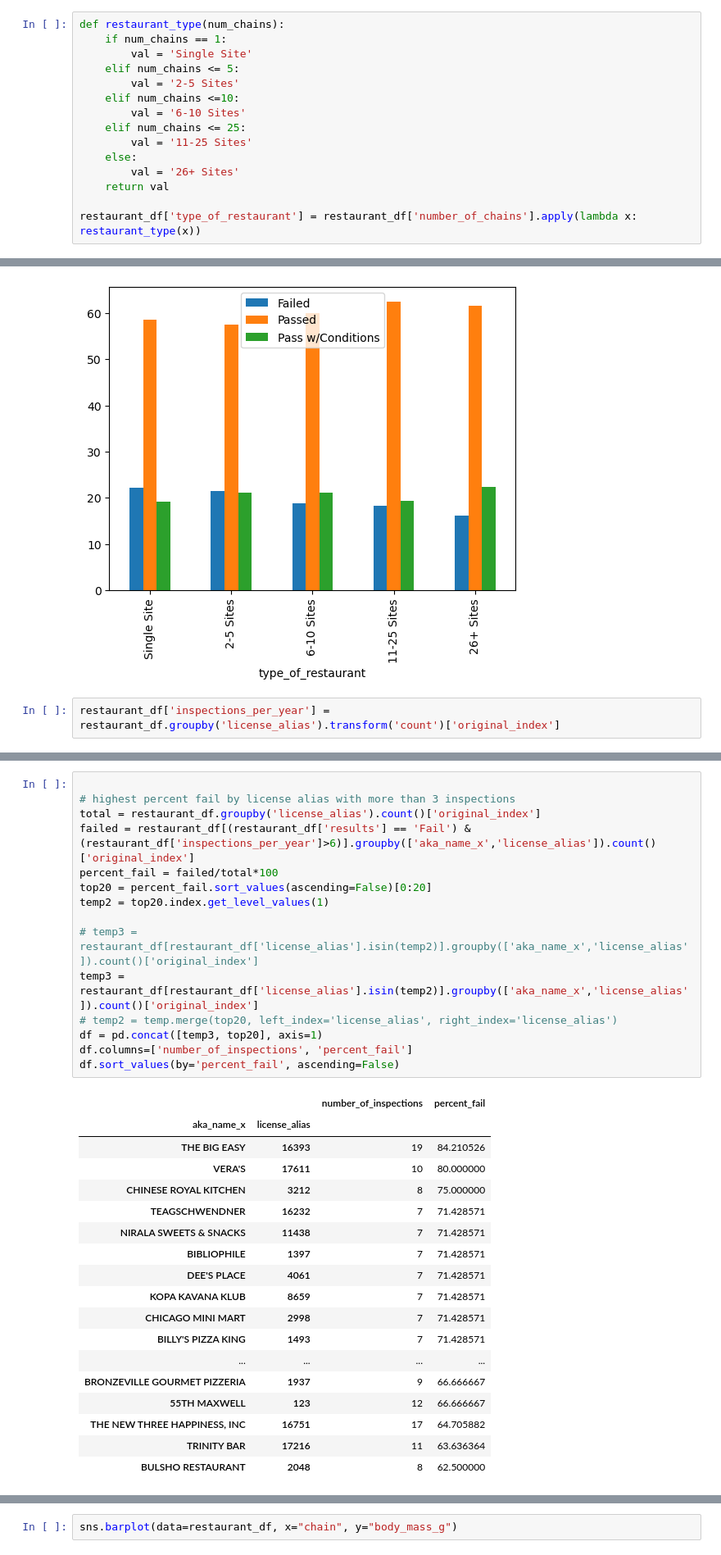
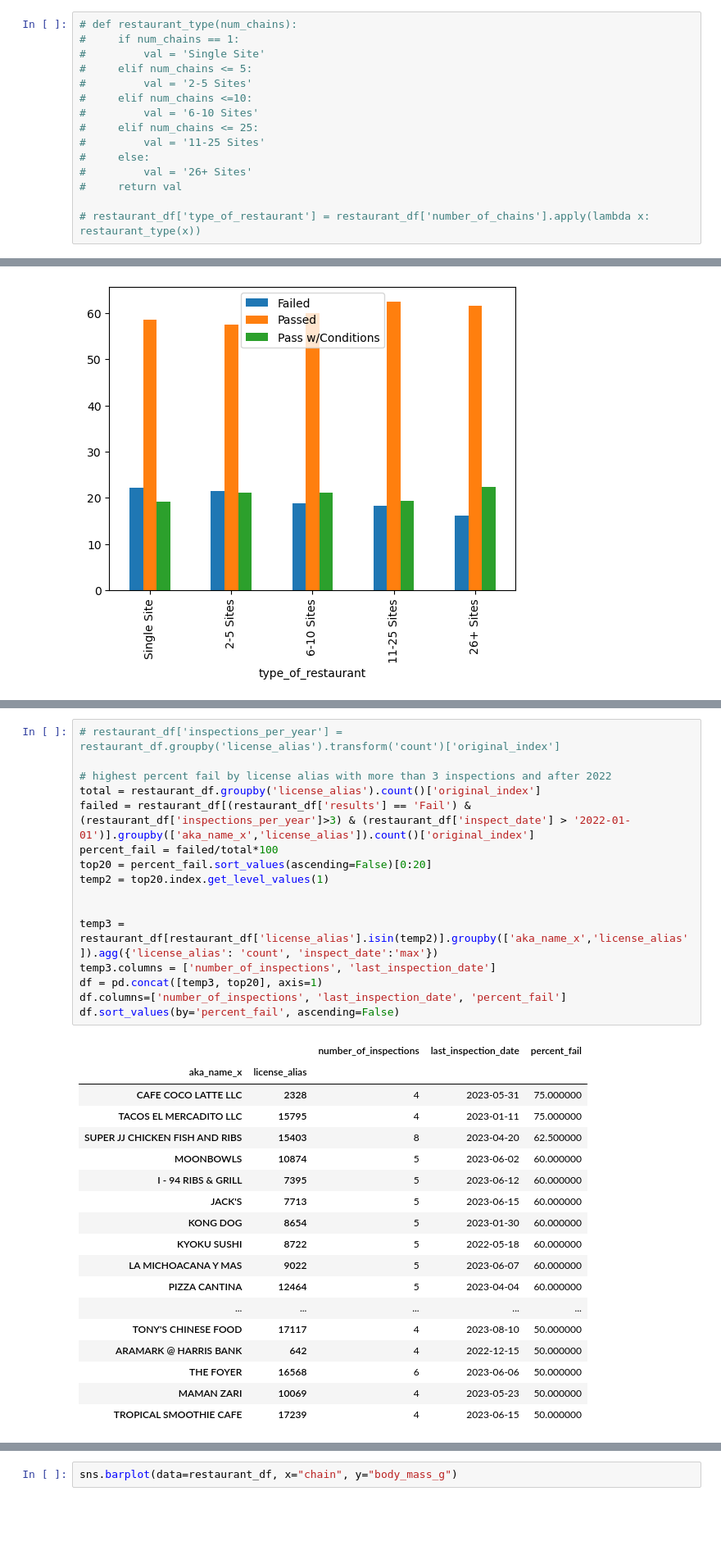
Before and after one commit to ejw-data/proj-food-inspections, a Jupyter notebook: feature_analysis.ipynb, the cells around one changed output, grey strips where cells are left out. Shown at 82% size. Drawn from its saved outputs; the diff is of its cells as text; blank space fills up the shorter version.

```diff
--- a/feature_analysis.ipynb
+++ b/feature_analysis.ipynb
@@ -500,20 +490,20 @@ What is the relation between previous number of inspections and success? - maybe
 1.  *number of (pass/fail) inspections during 1st, 2nd, 3rd, and 4th most recent license period
     * this can have errors so maybe use years from year_min to simplify
 # %%
-def restaurant_type(num_chains):
-    if num_chains == 1:
-        val = 'Single Site'
-    elif num_chains <= 5:
-        val = '2-5 Sites'
-    elif num_chains <=10:
-        val = '6-10 Sites'
-    elif num_chains <= 25:
-        val = '11-25 Sites'
-    else:
-        val = '26+ Sites'
-    return val
+# def restaurant_type(num_chains):
+#     if num_chains == 1:
+#         val = 'Single Site'
+#     elif num_chains <= 5:
+#         val = '2-5 Sites'
+#     elif num_chains <=10:
+#         val = '6-10 Sites'
+#     elif num_chains <= 25:
+#         val = '11-25 Sites'
+#     else:
+#         val = '26+ Sites'
+#     return val
 
-restaurant_df['type_of_restaurant'] = restaurant_df['number_of_chains'].apply(lambda x: restaurant_type(x))
+# restaurant_df['type_of_restaurant'] = restaurant_df['number_of_chains'].apply(lambda x: restaurant_type(x))
 # %%
 results_group = restaurant_df.groupby('results').count()['original_index']/len(restaurant_df)*100
 results_group.plot.bar()
@@ -545,5 +535,3 @@ df.loc[['Single Site','2-5 Sites','6-10 Sites','11-25 Sites','26+ Sites'],:].plo
 # %% [output]
 <Axes: xlabel='type_of_restaurant'>
 [figure]
-# %%
-restaurant_df['inspections_per_year'] = restaurant_df.groupby('license_alias').transform('count')['original_index']
@@ -550,34 +544,35 @@ restaurant_df['inspections_per_year'] = restaurant_df.groupby('license_alias').t
 # %%
+# restaurant_df['inspections_per_year'] = restaurant_df.groupby('license_alias').transform('count')['original_index']
 
-# highest percent fail by license alias with more than 3 inspections
+# highest percent fail by license alias with more than 3 inspections and after 2022
 total = restaurant_df.groupby('license_alias').count()['original_index']
-failed = restaurant_df[(restaurant_df['results'] == 'Fail') & (restaurant_df['inspections_per_year']>6)].groupby(['aka_name_x','license_alias']).count()['original_index']
+failed = restaurant_df[(restaurant_df['results'] == 'Fail') & (restaurant_df['inspections_per_year']>3) & (restaurant_df['inspect_date'] > '2022-01-01')].groupby(['aka_name_x','license_alias']).count()['original_index']
 percent_fail = failed/total*100
 top20 = percent_fail.sort_values(ascending=False)[0:20]
 temp2 = top20.index.get_level_values(1)
 
-# temp3 = restaurant_df[restaurant_df['license_alias'].isin(temp2)].groupby(['aka_name_x','license_alias']).count()['original_index']
-temp3 = restaurant_df[restaurant_df['license_alias'].isin(temp2)].groupby(['aka_name_x','license_alias']).count()['original_index']
-# temp2 = temp.merge(top20, left_index='license_alias', right_index='license_alias')
+
+temp3 = restaurant_df[restaurant_df['license_alias'].isin(temp2)].groupby(['aka_name_x','license_alias']).agg({'license_alias': 'count', 'inspect_date':'max'})
+temp3.columns = ['number_of_inspections', 'last_inspection_date']
 df = pd.concat([temp3, top20], axis=1)
-df.columns=['number_of_inspections', 'percent_fail']
+df.columns=['number_of_inspections', 'last_inspection_date', 'percent_fail']
 df.sort_values(by='percent_fail', ascending=False)
 # %% [output]
-|  |  | number_of_inspections | percent_fail |
-| aka_name_x | license_alias |  |  |
-| THE BIG EASY | 16393 | 19 | 84.210526 |
-| VERA'S | 17611 | 10 | 80.000000 |
-| CHINESE ROYAL KITCHEN | 3212 | 8 | 75.000000 |
-| TEAGSCHWENDNER | 16232 | 7 | 71.428571 |
-| NIRALA SWEETS & SNACKS | 11438 | 7 | 71.428571 |
-| BIBLIOPHILE | 1397 | 7 | 71.428571 |
-| DEE'S PLACE | 4061 | 7 | 71.428571 |
-| KOPA KAVANA KLUB | 8659 | 7 | 71.428571 |
-| CHICAGO MINI MART | 2998 | 7 | 71.428571 |
-| BILLY'S PIZZA KING | 1493 | 7 | 71.428571 |
-| ... | ... | ... | ... |
-| BRONZEVILLE GOURMET PIZZERIA | 1937 | 9 | 66.666667 |
-| 55TH MAXWELL | 123 | 12 | 66.666667 |
-| THE NEW THREE HAPPINESS, INC | 16751 | 17 | 64.705882 |
-| TRINITY BAR | 17216 | 11 | 63.636364 |
-| BULSHO RESTAURANT | 2048 | 8 | 62.500000 |
+|  |  | number_of_inspections | last_inspection_date | percent_fail |
+| aka_name_x | license_alias |  |  |  |
+| CAFE COCO LATTE LLC | 2328 | 4 | 2023-05-31 | 75.000000 |
+| TACOS EL MERCADITO LLC | 15795 | 4 | 2023-01-11 | 75.000000 |
+| SUPER JJ CHICKEN FISH AND RIBS | 15403 | 8 | 2023-04-20 | 62.500000 |
+| MOONBOWLS | 10874 | 5 | 2023-06-02 | 60.000000 |
+| I - 94 RIBS & GRILL | 7395 | 5 | 2023-06-12 | 60.000000 |
+| JACK'S | 7713 | 5 | 2023-06-15 | 60.000000 |
+| KONG DOG | 8654 | 5 | 2023-01-30 | 60.000000 |
+| KYOKU SUSHI | 8722 | 5 | 2022-05-18 | 60.000000 |
+| LA MICHOACANA Y MAS | 9022 | 5 | 2023-06-07 | 60.000000 |
+| PIZZA CANTINA | 12464 | 5 | 2023-04-04 | 60.000000 |
+| ... | ... | ... | ... | ... |
+| TONY'S CHINESE FOOD | 17117 | 4 | 2023-08-10 | 50.000000 |
+| ARAMARK @ HARRIS BANK | 642 | 4 | 2022-12-15 | 50.000000 |
+| THE FOYER | 16568 | 6 | 2023-06-06 | 50.000000 |
+| MAMAN ZARI | 10069 | 4 | 2023-05-23 | 50.000000 |
+| TROPICAL SMOOTHIE CAFE | 17239 | 4 | 2023-06-15 | 50.000000 |
```
Also changed, not shown: parts of 13 cells of this notebook, 1 other file.
